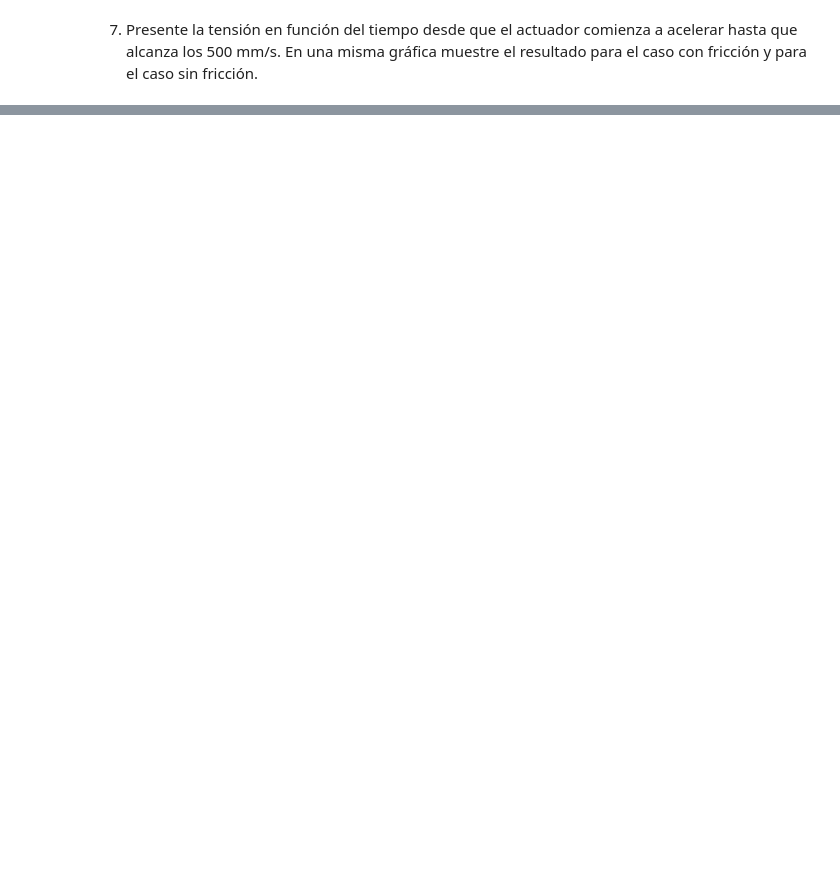
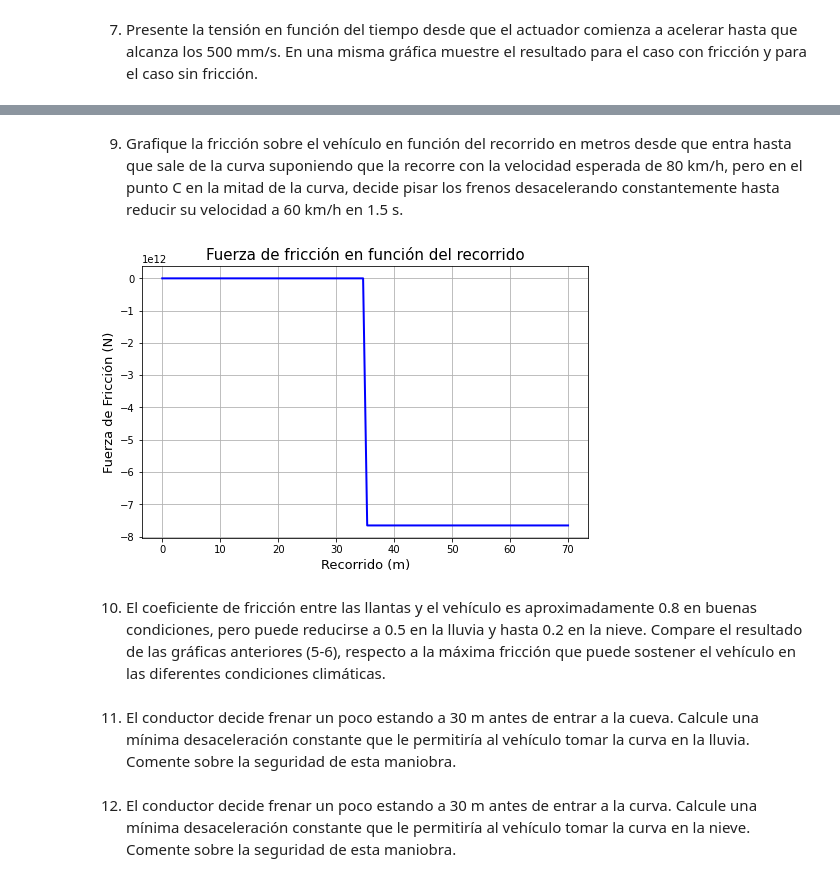
Before and after one commit to adazaa21/a_dazaa_2_HC, a Jupyter notebook: Taller_1.3_Daza.ipynb, the cells around one changed output, grey strips where cells are left out. Cells and saved outputs as stored; diff of their text form; code cells hidden in the pictures; blank space fills up the shorter version.

```diff
--- a/Taller_1.3_Daza.ipynb
+++ b/Taller_1.3_Daza.ipynb
@@ -122,0 +222,53 @@ Ft_f
+# %% [markdown]
+9. Grafique la fricción sobre el vehículo en función del recorrido en metros desde que entra hasta que sale de la curva suponiendo que la recorre con la velocidad esperada de 80 km/h, pero en el punto C en la mitad de la curva, decide pisar los frenos desacelerando constantemente hasta reducir su velocidad a 60 km/h en 1.5 s.
+# %%
+#Variables
+m = 1300  # kg
+g = 9.81  # m/s²
+p = 70  # radio de la curva (m)
+v_fc = 80/3.6  #m/s
+v_ic = 60/3.6  # m/s
+d_tiempoc = 1.5  #seg
+Fr
+v
+
+# Aceleración tangencial
+acel_t = ((v_fc - v_ic) / d_tiempoc)/p
+# Crear array para graficar luego (eje x)
+recorrido = np.linspace(0, p, 100)
+
+# Fuerza de fricción en función del recorrido
+F_friccion = []
+
+for i in recorrido:
+    for x in Fr:
+        fric = float(x)
+    if i < p/2:
+        F_friccion.append(fric)  # Fuerza centrífuga constante en la primera mitad de la curva
+    else:
+        # Calcular la fuerza de fricción total (suma vectorial de aceleración tangencial y centrífuga)
+        acel_total = p*acel_t-p*(fric**2)
+        F_friccion.append(acel_total*m)
+
+# Crear arrays para los valores de x e y en el gráfico
+x = recorrido
+y = F_friccion
+
+# Configurar y mostrar el gráfico
+hor = 8
+ver = 5
+plt.figure(figsize=(hor, ver))
+plt.title('Fuerza de fricción en función del recorrido', fontsize=15)
+plt.ylabel('Fuerza de Fricción (N)', fontsize=13)
+plt.xlabel('Recorrido (m)', fontsize=13)
+plt.plot(x, y, color='blue', linewidth=2)
+plt.grid()
+plt.show()
+# %% [output]
+[figure, added]
+# %% [markdown]
+10. El coeficiente de fricción entre las llantas y el vehículo es aproximadamente 0.8 en buenas condiciones, pero puede reducirse a 0.5 en la lluvia y hasta 0.2 en la nieve. Compare el resultado de las gráficas anteriores (5-6), respecto a la máxima fricción que puede sostener el vehículo en las diferentes condiciones climáticas.
+# %% [markdown]
+11. El conductor decide frenar un poco estando a 30 m antes de entrar a la cueva. Calcule una mínima desaceleración constante que le permitiría al vehículo tomar la curva en la lluvia. Comente sobre la seguridad de esta maniobra.
+# %% [markdown]
+12. El conductor decide frenar un poco estando a 30 m antes de entrar a la curva. Calcule una mínima desaceleración constante que le permitiría al vehículo tomar la curva en la nieve. Comente sobre la seguridad de esta maniobra.
```
Also changed, not shown: parts of 14 cells of this notebook, 1 other file.
